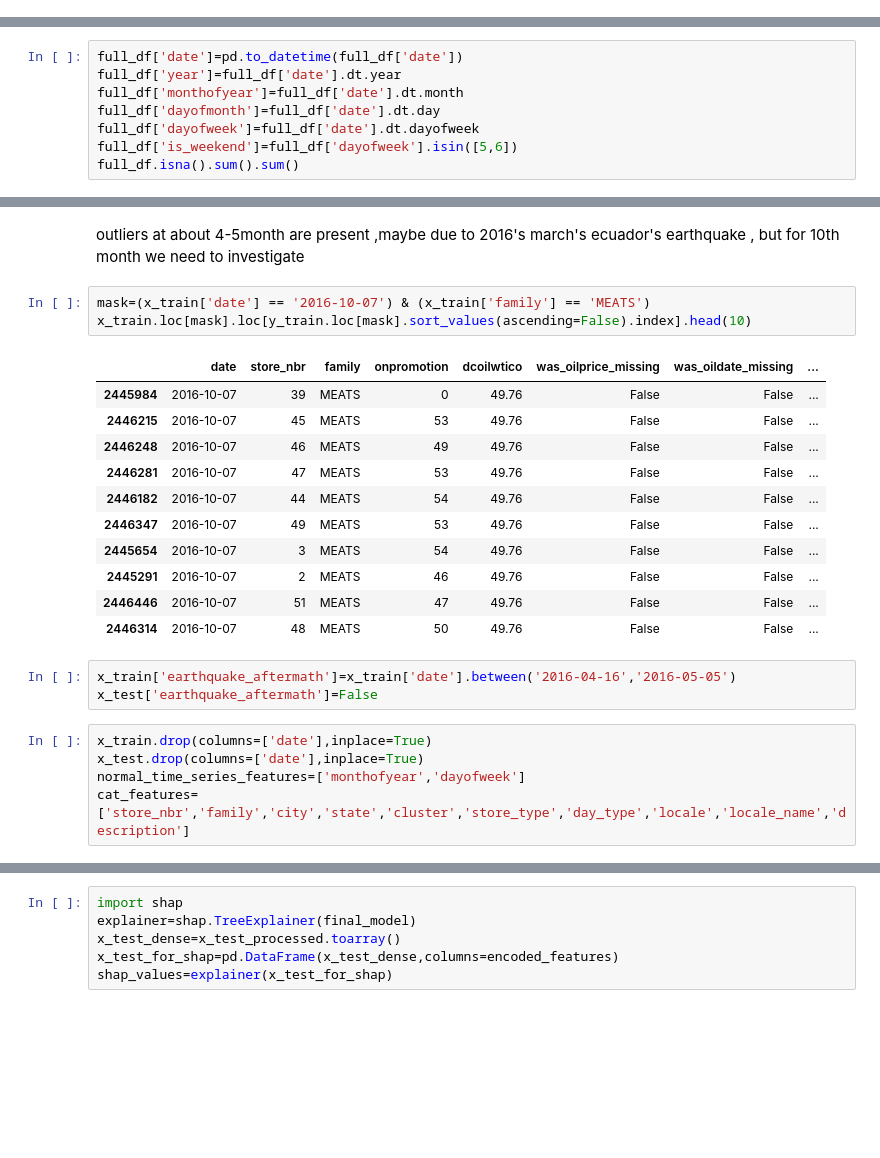
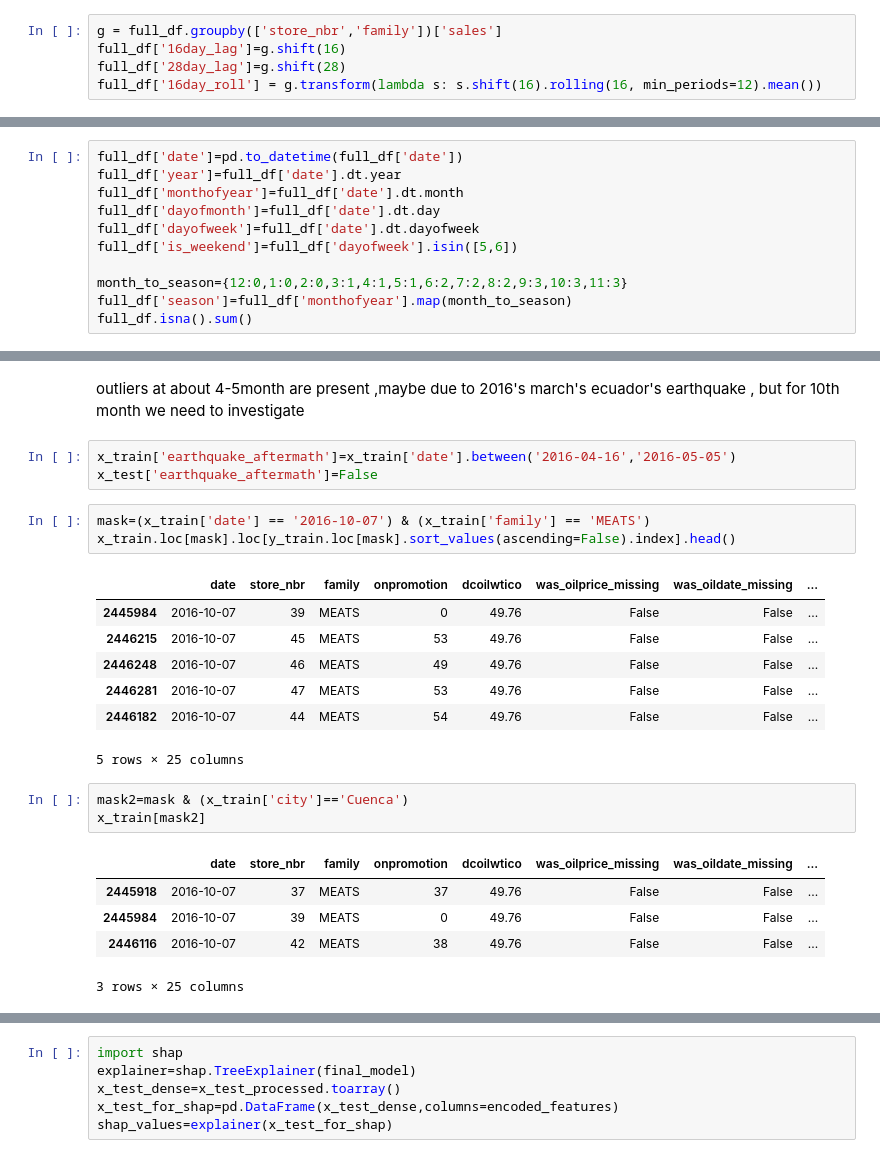
Before and after one commit to Umeshuchai/Stores_Sales-Times_Series_Forecasting, a Jupyter notebook: training_and_testing/Sales_Prediction.ipynb, the cells around one changed output, grey strips where cells are left out. Saved outputs shown, nothing was run; the diff lists cells and outputs as text; blank space fills up the shorter version.

```diff
--- a/training_and_testing/Sales_Prediction.ipynb
+++ b/training_and_testing/Sales_Prediction.ipynb
@@ -311,2 +315,7 @@ full_df = main_oil_stores_df.merge(store_holidays, on=['date', 'store_nbr'], how
+# %%
+g = full_df.groupby(['store_nbr','family'])['sales']
+full_df['16day_lag']=g.shift(16)
+full_df['28day_lag']=g.shift(28)
+full_df['16day_roll'] = g.transform(lambda s: s.shift(16).rolling(16, min_periods=12).mean())
 # %%
 print(full_df.shape)
@@ -356,5 +363,8 @@ full_df['monthofyear']=full_df['date'].dt.month
 full_df['dayofmonth']=full_df['date'].dt.day
 full_df['dayofweek']=full_df['date'].dt.dayofweek
 full_df['is_weekend']=full_df['dayofweek'].isin([5,6])
-full_df.isna().sum().sum()
+
+month_to_season={12:0,1:0,2:0,3:1,4:1,5:1,6:2,7:2,8:2,9:3,10:3,11:3}
+full_df['season']=full_df['monthofyear'].map(month_to_season)
+full_df.isna().sum()
 # %% [output]
@@ -479,26 +515,26 @@ del features,fig,axes
 [figure]
 # %% [markdown]
 outliers at about 4-5month are present ,maybe due to 2016's march's ecuador's earthquake , but  for 10th month we need to investigate
+# %%
+x_train['earthquake_aftermath']=x_train['date'].between('2016-04-16','2016-05-05')
+x_test['earthquake_aftermath']=False
 # %%
 mask=(x_train['date'] == '2016-10-07') & (x_train['family'] == 'MEATS')
-x_train.loc[mask].loc[y_train.loc[mask].sort_values(ascending=False).index].head(10)
+x_train.loc[mask].loc[y_train.loc[mask].sort_values(ascending=False).index].head()
 # %% [output]
 |  | date | store_nbr | family | onpromotion | dcoilwtico | was_oilprice_missing | was_oildate_missing | ... |
 | 2445984 | 2016-10-07 | 39 | MEATS | 0 | 49.76 | False | False | ... |
 | 2446215 | 2016-10-07 | 45 | MEATS | 53 | 49.76 | False | False | ... |
 | 2446248 | 2016-10-07 | 46 | MEATS | 49 | 49.76 | False | False | ... |
 | 2446281 | 2016-10-07 | 47 | MEATS | 53 | 49.76 | False | False | ... |
 | 2446182 | 2016-10-07 | 44 | MEATS | 54 | 49.76 | False | False | ... |
-| 2446347 | 2016-10-07 | 49 | MEATS | 53 | 49.76 | False | False | ... |
-| 2445654 | 2016-10-07 | 3 | MEATS | 54 | 49.76 | False | False | ... |
-| 2445291 | 2016-10-07 | 2 | MEATS | 46 | 49.76 | False | False | ... |
-| 2446446 | 2016-10-07 | 51 | MEATS | 47 | 49.76 | False | False | ... |
-| 2446314 | 2016-10-07 | 48 | MEATS | 50 | 49.76 | False | False | ... |
+5 rows × 25 columns
-# %%
-x_train['earthquake_aftermath']=x_train['date'].between('2016-04-16','2016-05-05')
-x_test['earthquake_aftermath']=False
-# %%
-x_train.drop(columns=['date'],inplace=True)
-x_test.drop(columns=['date'],inplace=True)
-normal_time_series_features=['monthofyear','dayofweek']
-cat_features=['store_nbr','family','city','state','cluster','store_type','day_type','locale','locale_name','description']
+# %%
+mask2=mask & (x_train['city']=='Cuenca')
+x_train[mask2]
+# %% [output]
+|  | date | store_nbr | family | onpromotion | dcoilwtico | was_oilprice_missing | was_oildate_missing | ... |
+| 2445918 | 2016-10-07 | 37 | MEATS | 37 | 49.76 | False | False | ... |
+| 2445984 | 2016-10-07 | 39 | MEATS | 0 | 49.76 | False | False | ... |
+| 2446116 | 2016-10-07 | 42 | MEATS | 38 | 49.76 | False | False | ... |
+3 rows × 25 columns
```
Also changed, not shown: parts of 30 cells of this notebook.
